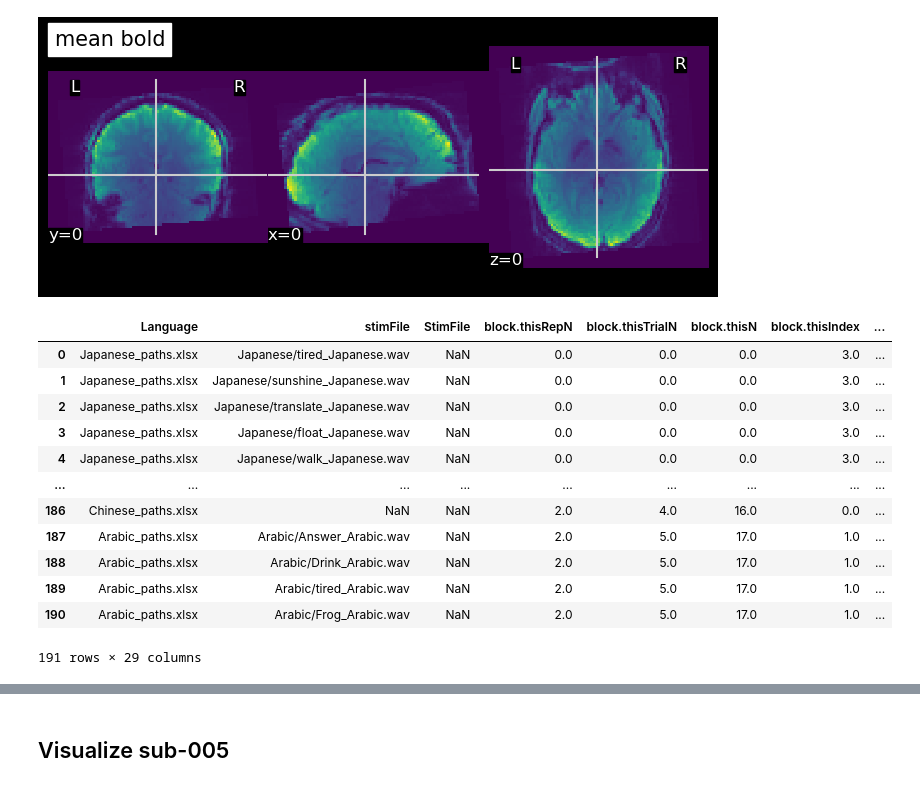
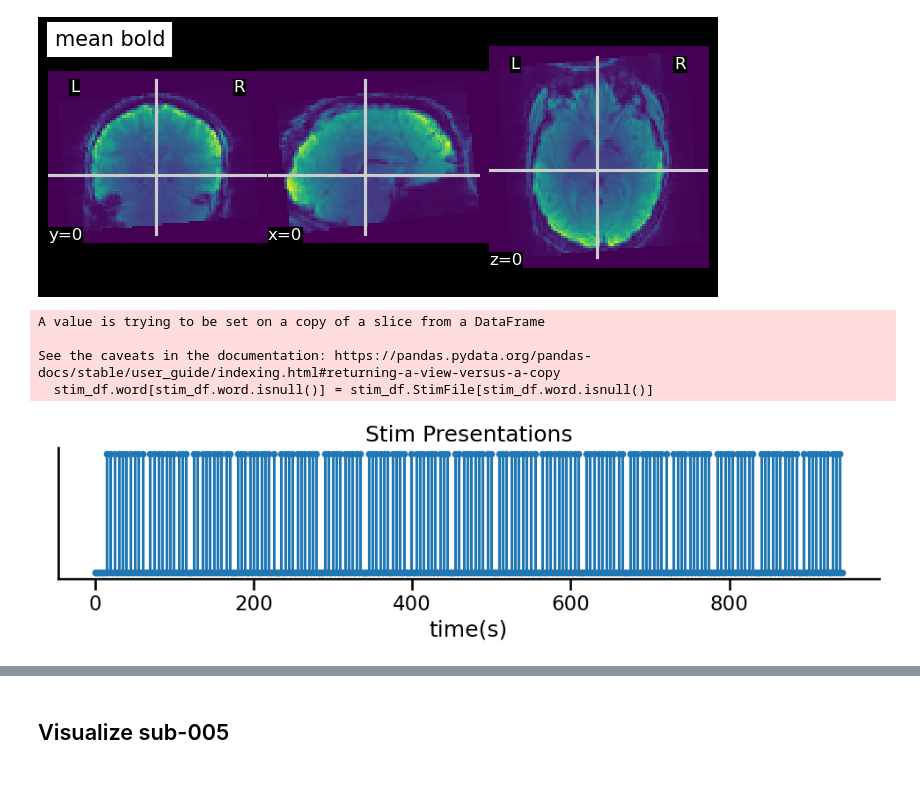
Before and after one commit to thejuc/multilang, a Jupyter notebook: code/analysis/explore_data.ipynb, the cells around one changed output, grey strips where cells are left out. Cells and saved outputs as stored; diff of their text form; code cells hidden in the pictures.

Commit message:
stim_trs and hrf added for sub-002

```diff
--- a/code/analysis/explore_data.ipynb
+++ b/code/analysis/explore_data.ipynb
@@ -4,6 +4,7 @@ import numpy as np
 import matplotlib.pyplot as plt
 import pandas as pd
 import nibabel as nib
+import seaborn as sns
 from scipy.stats import zscore
 from nilearn import datasets
 from nilearn.plotting import (plot_anat, plot_epi, plot_roi,
@@ -13,6 +14,8 @@ from nilearn.image import mean_img
 from nilearn.surface import vol_to_surf
 from nilearn.masking import apply_mask
 from glob import glob
+
+sns.set_context('talk')
 # %% [markdown]
 ## Visualize sub-002
 # %%
@@ -29,24 +32,36 @@ plot_anat(anat_path, cut_coords=cut_coords, title='T1-weighted anatomical image'
 # Plot the mean EPI image
 func_path = os.path.join(data_path, 'sub-002/ses-01/func/sub-002_ses-01_task-language_bold.nii.gz')
 plot_epi(mean_img(func_path), cut_coords=cut_coords, cmap='viridis', title='mean bold');
-print('data shape:', nib.load(func_path).get_fdata().shape)
+func_data = nib.load(func_path).get_fdata()
+n_trs = func_data.shape[3]
+print('data shape:', func_data.shape)
 # %% [output]
 data shape: (78, 78, 54, 630)
 [figure]
-# %%
-stim_df = pd.read_csv('/jukebox/PNI-classes/students/NEU502/2023-NEU502B/wlong/multilang/stimulus_record/780929_502b_project_code_edited_2023-04-05_13h44.30.136.csv')
-stim_df = stim_df[~stim_df.Language.isnull()].reset_index(drop=True)
-# %% [output]
-|  | Language | stimFile | StimFile | block.thisRepN | block.thisTrialN | block.thisN | block.thisIndex | ... |
-| 0 | Japanese_paths.xlsx | Japanese/tired_Japanese.wav | NaN | 0.0 | 0.0 | 0.0 | 3.0 | ... |
-| 1 | Japanese_paths.xlsx | Japanese/sunshine_Japanese.wav | NaN | 0.0 | 0.0 | 0.0 | 3.0 | ... |
-| 2 | Japanese_paths.xlsx | Japanese/translate_Japanese.wav | NaN | 0.0 | 0.0 | 0.0 | 3.0 | ... |
-| 3 | Japanese_paths.xlsx | Japanese/float_Japanese.wav | NaN | 0.0 | 0.0 | 0.0 | 3.0 | ... |
-| 4 | Japanese_paths.xlsx | Japanese/walk_Japanese.wav | NaN | 0.0 | 0.0 | 0.0 | 3.0 | ... |
-| ... | ... | ... | ... | ... | ... | ... | ... | ... |
-| 186 | Chinese_paths.xlsx | NaN | NaN | 2.0 | 4.0 | 16.0 | 0.0 | ... |
-| 187 | Arabic_paths.xlsx | Arabic/Answer_Arabic.wav | NaN | 2.0 | 5.0 | 17.0 | 1.0 | ... |
-| 188 | Arabic_paths.xlsx | Arabic/Drink_Arabic.wav | NaN | 2.0 | 5.0 | 17.0 | 1.0 | ... |
-| 189 | Arabic_paths.xlsx | Arabic/tired_Arabic.wav | NaN | 2.0 | 5.0 | 17.0 | 1.0 | ... |
-| 190 | Arabic_paths.xlsx | Arabic/Frog_Arabic.wav | NaN | 2.0 | 5.0 | 17.0 | 1.0 | ... |
-191 rows × 29 columns
+# %%
+stim_df = pd.read_csv('/jukebox/PNI-classes/students/NEU502/2023-NEU502B/wlong/multilang/stimulus_record/780929_502b_project_code_edited_2023-04-05_13h44.30.136.csv')
+t_scan_start = stim_df['key_resp.started'][0] + stim_df['key_resp.rt'][0]
+stim_df.Language = stim_df.Language.str.split('_', expand=True).iloc[:, 0]  # isolating just the language name
+stim_df.stimFile = stim_df.stimFile.str.split('/|_', expand=True).iloc[:, 1]
+stim_df.StimFile = stim_df.StimFile.str.split('/|_', expand=True).iloc[:, 1]
+stim_df['word'] = stim_df.stimFile
+stim_df.word[stim_df.word.isnull()] = stim_df.StimFile[stim_df.word.isnull()]
+stim_df = stim_df[~stim_df.word.isnull()].reset_index(drop=True)
+
+tr = 1.5
+time = np.arange(0, n_trs*tr, tr)
+stim_trs, _ = np.histogram(stim_df['Sound.started']-t_scan_start, bins=time)  # stims binned into TRs (have not adjusted for if they are presented right at the end of a TR)
+
+fig, ax = plt.subplots(figsize=(10, 3))
+ax.stem(time[:-1], stim_trs, markerfmt='.', basefmt='C0')
+ax.set_xlabel('time(s)')
+ax.set_title('Stim Presentations')
+ax.set_yticks([])
+plt.tight_layout()
+sns.despine()
+# %% [output]
+A value is trying to be set on a copy of a slice from a DataFrame
+
+See the caveats in the documentation: https://pandas.pydata.org/pandas-docs/stable/user_guide/indexing.html#returning-a-view-versus-a-copy
+  stim_df.word[stim_df.word.isnull()] = stim_df.StimFile[stim_df.word.isnull()]
+[figure, added]
```
Also changed, not shown: parts of 1 cell of this notebook.
